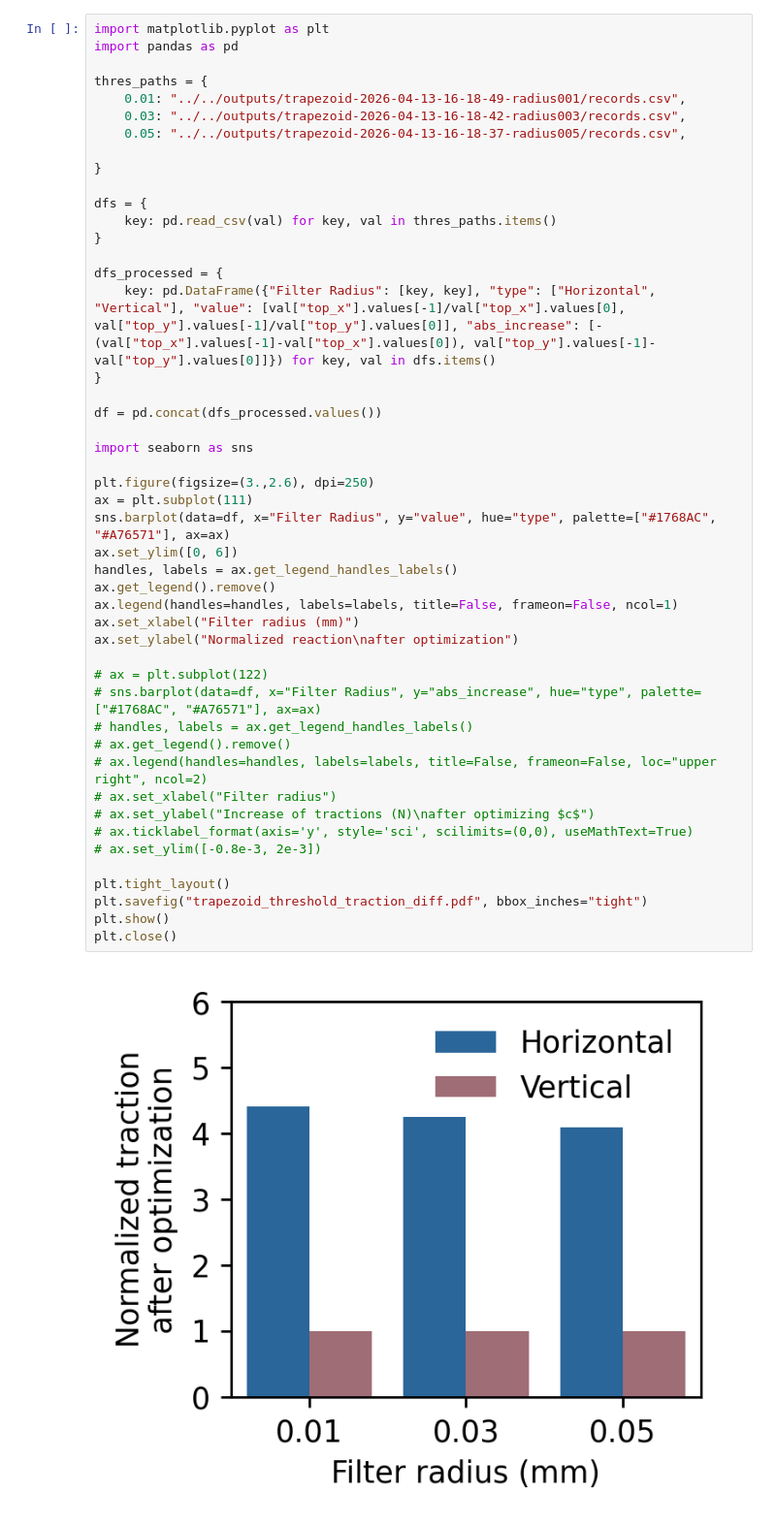
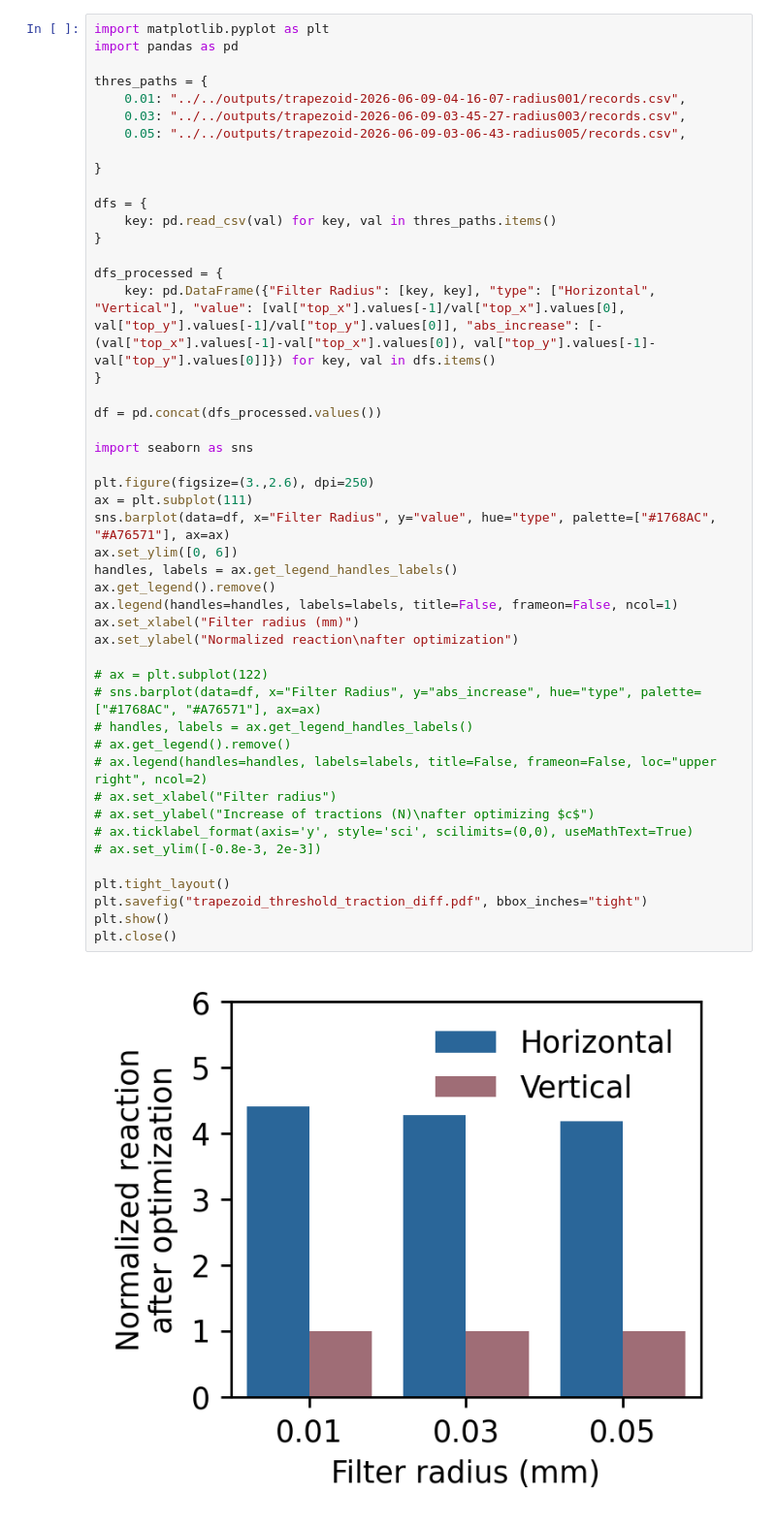
Before and after one commit to LuoXueling/optimization_of_digital_material_distribution, a Jupyter notebook: prototypes/trapezoid_threshold_traction/plot.ipynb, the cells around one changed output. Shown at 97% size. Saved outputs shown, nothing was run; the diff lists cells and outputs as text.

```diff
--- a/prototypes/trapezoid_threshold_traction/plot.ipynb
+++ b/prototypes/trapezoid_threshold_traction/plot.ipynb
@@ -3,9 +3,9 @@ import matplotlib.pyplot as plt
 import pandas as pd
 
 thres_paths = {
-    0.01: "../../outputs/trapezoid-2026-04-13-16-18-49-radius001/records.csv",
-    0.03: "../../outputs/trapezoid-2026-04-13-16-18-42-radius003/records.csv",
-    0.05: "../../outputs/trapezoid-2026-04-13-16-18-37-radius005/records.csv",
+    0.01: "../../outputs/trapezoid-2026-06-09-04-16-07-radius001/records.csv",
+    0.03: "../../outputs/trapezoid-2026-06-09-03-45-27-radius003/records.csv",
+    0.05: "../../outputs/trapezoid-2026-06-09-03-06-43-radius005/records.csv",
 
 }
 
@@ -19,31 +19,31 @@ dfs_processed = {
 
 df = pd.concat(dfs_processed.values())
 
 import seaborn as sns
 
 plt.figure(figsize=(3.,2.6), dpi=250)
 ax = plt.subplot(111)
 sns.barplot(data=df, x="Filter Radius", y="value", hue="type", palette=["#1768AC", "#A76571"], ax=ax)
 ax.set_ylim([0, 6])
 handles, labels = ax.get_legend_handles_labels()
 ax.get_legend().remove()
 ax.legend(handles=handles, labels=labels, title=False, frameon=False, ncol=1)
 ax.set_xlabel("Filter radius (mm)")
 ax.set_ylabel("Normalized reaction\nafter optimization")
 
 # ax = plt.subplot(122)
 # sns.barplot(data=df, x="Filter Radius", y="abs_increase", hue="type", palette=["#1768AC", "#A76571"], ax=ax)
 # handles, labels = ax.get_legend_handles_labels()
 # ax.get_legend().remove()
 # ax.legend(handles=handles, labels=labels, title=False, frameon=False, loc="upper right", ncol=2)
 # ax.set_xlabel("Filter radius")
 # ax.set_ylabel("Increase of tractions (N)\nafter optimizing $c$")
 # ax.ticklabel_format(axis='y', style='sci', scilimits=(0,0), useMathText=True)
 # ax.set_ylim([-0.8e-3, 2e-3])
 
 plt.tight_layout()
 plt.savefig("trapezoid_threshold_traction_diff.pdf", bbox_inches="tight")
 plt.show()
 plt.close()
 # %% [output]
-[figure, old version]
+[figure, new version]
```
Also changed, not shown: 6 other files.
